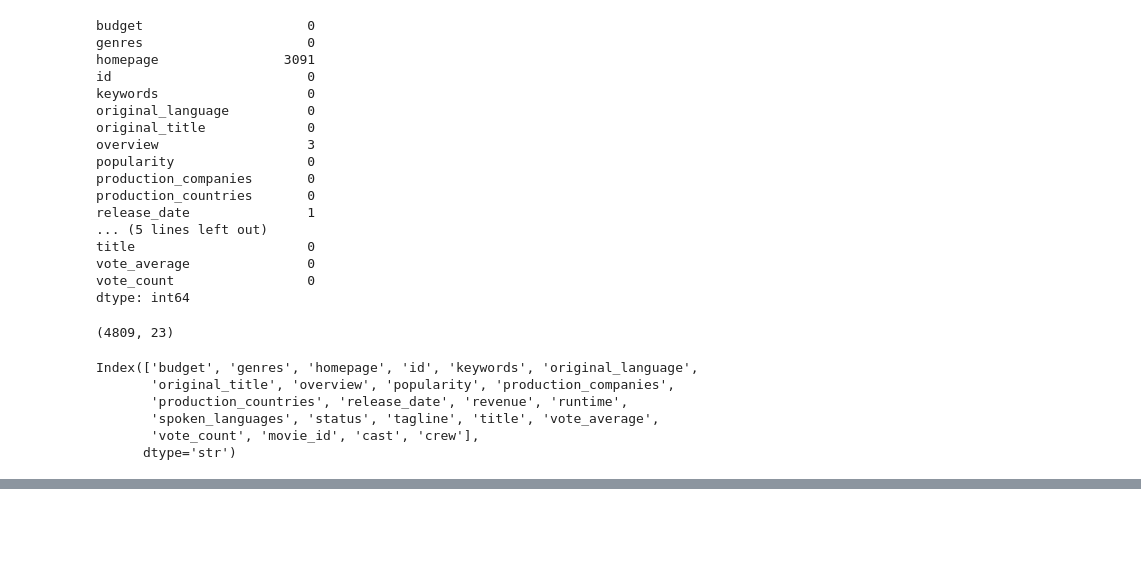
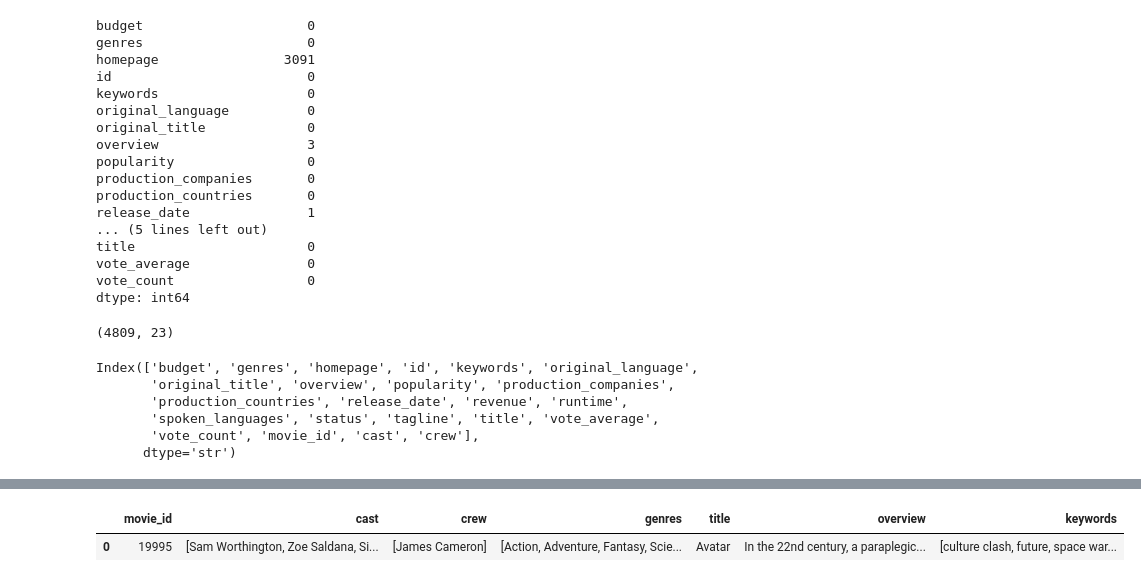
Before and after one commit to ShivamT-2625/Python, a Jupyter notebook: Projects/movie_recommender/movie_recommender.ipynb, the cells around one changed output, grey strips where cells are left out. Drawn from its saved outputs; the diff is of its cells as text; code cells hidden in the pictures; blank space fills up the shorter version.

```diff
--- a/Projects/movie_recommender/movie_recommender.ipynb
+++ b/Projects/movie_recommender/movie_recommender.ipynb
@@ -66,0 +157,8 @@ movies.head()
+# %%
+def fetch_director(obj):
+    L=[]
+    for i in ast.literal_eval(obj):
+        if i["job"] == "Director":
+            L.append(i["name"])
+            break
+    return L
@@ -66,0 +180,7 @@ movies.head()
+# %%
+movies["crew"]=movies["crew"].apply(fetch_director)
+# %%
+movies.head(1)
+# %% [output]
+|  | movie_id | cast | crew | genres | title | overview | keywords |
+| 0 | 19995 | [Sam Worthington, Zoe Saldana, Si... | [James Cameron] | [Action, Adventure, Fantasy, Scie... | Avatar | In the 22nd century, a paraplegic... | [culture clash, future, space war... |
```
Also changed, not shown: parts of 42 cells of this notebook, 1 other file.
